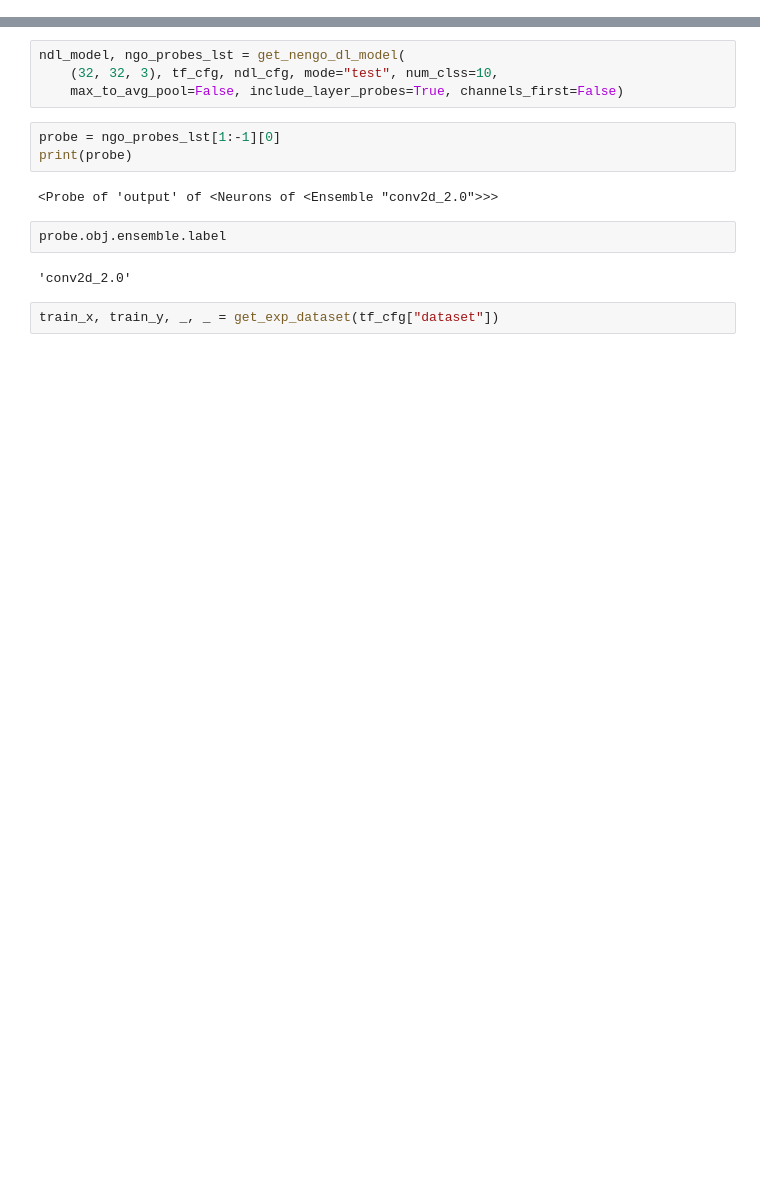
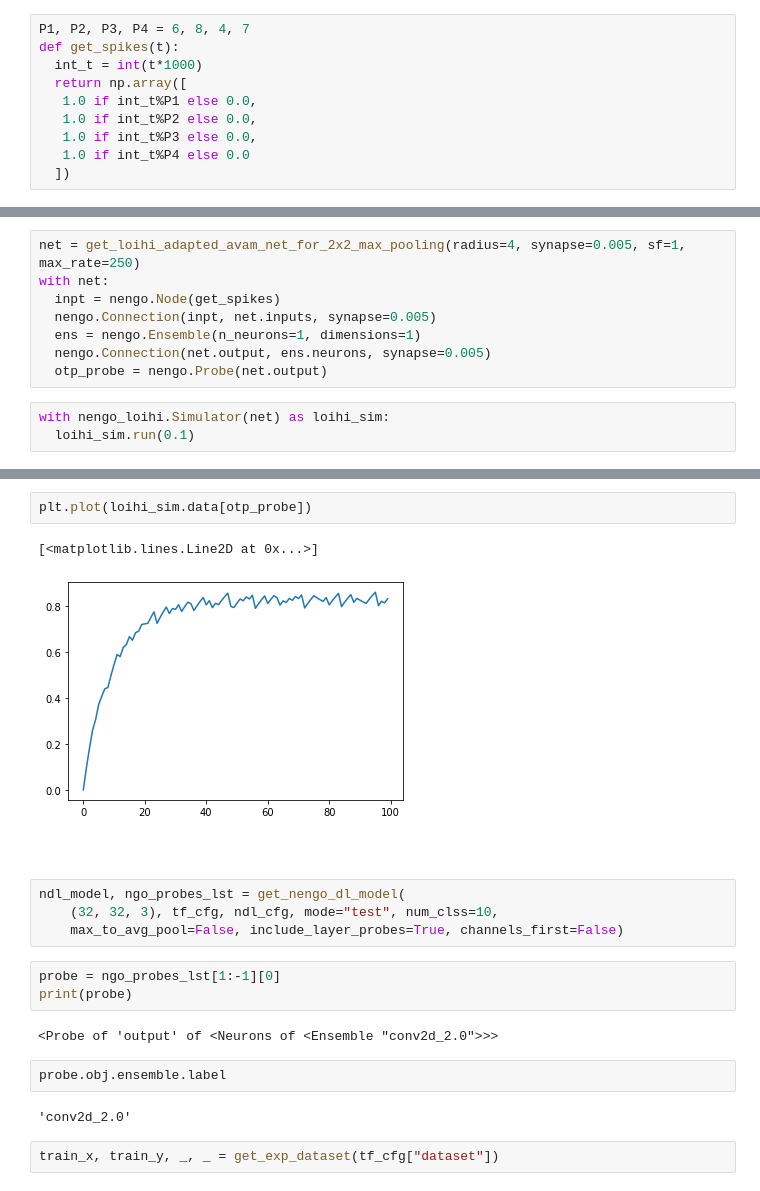
Before and after one commit to R-Gaurav/SpikingMaxPooling, a Jupyter notebook: misc/Untitled.ipynb, the cells around one changed output, grey strips where cells are left out. Saved outputs shown, nothing was run; the diff lists cells and outputs as text; blank space fills up the shorter version.

```diff
--- a/misc/Untitled.ipynb
+++ b/misc/Untitled.ipynb
@@ -17,0 +73,10 @@ from utils.nengo_dl_utils import get_nengo_dl_model
+# %%
+P1, P2, P3, P4 = 6, 8, 4, 7
+def get_spikes(t):
+  int_t = int(t*1000)
+  return np.array([
+   1.0 if int_t%P1 else 0.0,
+   1.0 if int_t%P2 else 0.0,
+   1.0 if int_t%P3 else 0.0,
+   1.0 if int_t%P4 else 0.0
+  ])
@@ -17,0 +121,11 @@ from utils.nengo_dl_utils import get_nengo_dl_model
+# %%
+net = get_loihi_adapted_avam_net_for_2x2_max_pooling(radius=4, synapse=0.005, sf=1, max_rate=250)
+with net:
+  inpt = nengo.Node(get_spikes)
+  nengo.Connection(inpt, net.inputs, synapse=0.005)
+  ens = nengo.Ensemble(n_neurons=1, dimensions=1)
+  nengo.Connection(net.output, ens.neurons, synapse=0.005)
+  otp_probe = nengo.Probe(net.output)
+# %%
+with nengo_loihi.Simulator(net) as loihi_sim:
+  loihi_sim.run(0.1)
@@ -18,3 +151,10 @@ from utils.nengo_dl_utils import get_nengo_dl_model
+# %%
+plt.plot(loihi_sim.data[otp_probe])
+# %% [output]
+[<matplotlib.lines.Line2D at 0x...>]
+[figure, added]
+# %% [markdown]
+# #########################################################
 # %%
 ndl_model, ngo_probes_lst = get_nengo_dl_model(
     (32, 32, 3), tf_cfg, ndl_cfg, mode="test", num_clss=10,
```
Also changed, not shown: parts of 10 cells of this notebook, 11 other files.
